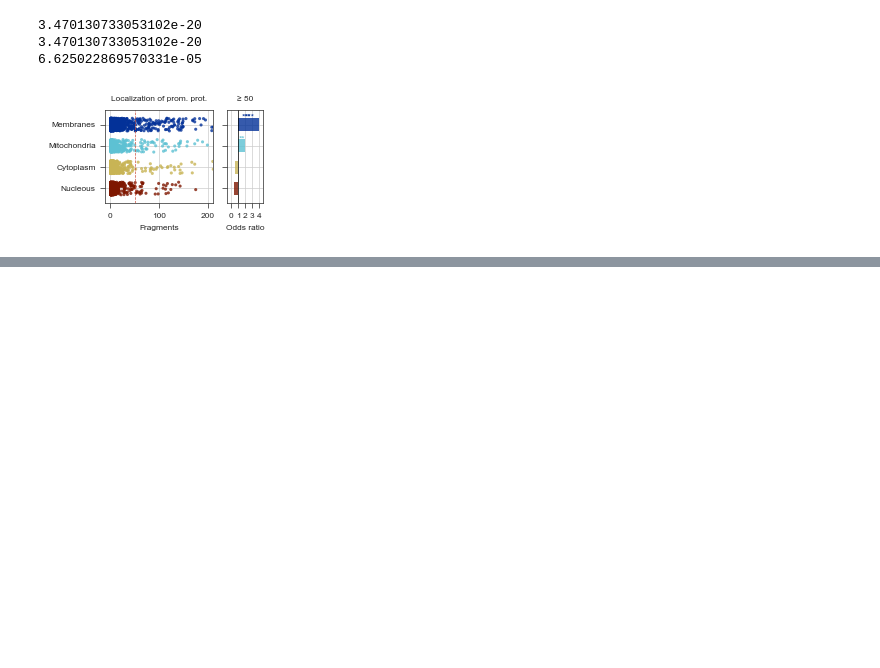
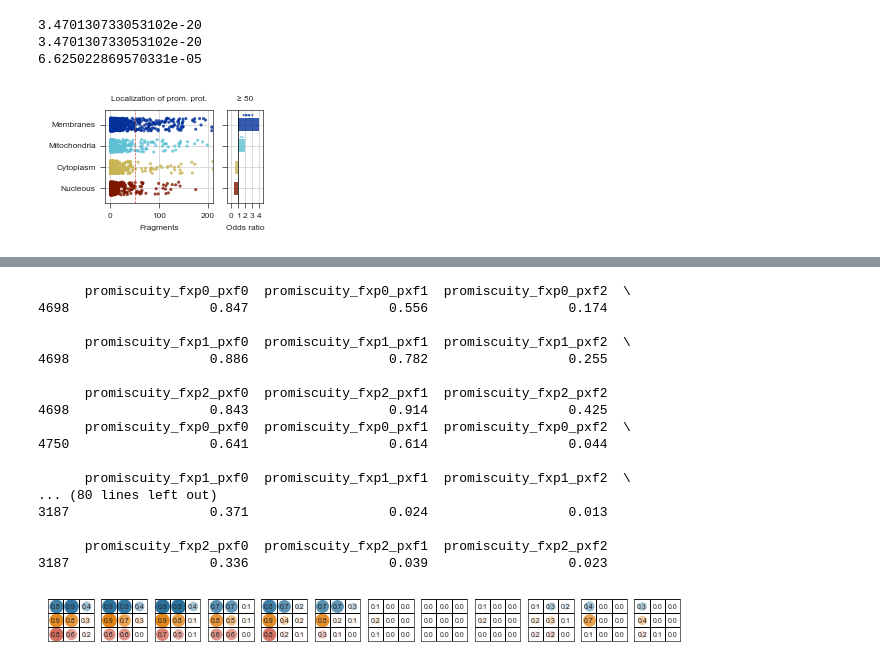
Before and after one commit to ligand-discovery/primary-paper-figures, a Jupyter notebook: notebooks/Figure-02.ipynb, the cells around one changed output, grey strips where cells are left out. Saved outputs shown, nothing was run; the diff lists cells and outputs as text; code cells hidden in the pictures; blank space fills up the shorter version.

```diff
--- a/notebooks/Figure-02.ipynb
+++ b/notebooks/Figure-02.ipynb
@@ -467,0 +676,9 @@ keeps = sorted([x[0] for x in ann2pid_sorted[:50]], key = lambda x: x.lower())
+# %%
+from stylia import ContinuousColorMap, NamedColorMaps
+from matplotlib.patches import Rectangle
+
+cmap_data = ContinuousColorMap(NamedColorMaps(scientific=False).spectral)
+cmap_data.fit(np.linspace(-3, 3, 1000))
+
+cmap_shap = ContinuousColorMap(NamedColorMaps(scientific=False).coolwarm)
+cmap_shap.fit(np.linspace(-0.5, 0.5, 1000))
@@ -467,0 +1098,62 @@ keeps = sorted([x[0] for x in ann2pid_sorted[:50]], key = lambda x: x.lower())
+# %%
+def promiscuity_levels_scores(ax, fid):
+    columns = list(df.columns)[-10:-1]
+    df_ = df[df["FragID"] == fid][columns]
+    for scores in df_.values:
+        pass
+
+    print(df_)
+    L = [["fxp0_pxf2", "fxp1_pxf2", "fxp2_pxf2"],
+         ["fxp0_pxf1", "fxp1_pxf1", "fxp2_pxf1"],
+         ["fxp0_pxf0", "fxp1_pxf0", "fxp2_pxf0"]]
+
+    for idx, col in enumerate(columns):
+        x = int(col.split("pxf")[1])
+        y = int(col.split("fxp")[1].split("_")[0])
+        v = scores[idx]
+        if y == 0:
+            color = NamedColors().red
+        if y == 1:
+            color = NamedColors().orange
+        if y == 2:
+            color = NamedColors().blue
+        ax.scatter([x], [y], s=v*120, color=color, alpha=v, lw=0)
+        ax.text(x, y, round(v,1), ha="center", va="center")
+        ax.set_xticks([])
+        ax.set_yticks([])
+        ax.set_xticklabels("")
+        ax.set_yticklabels("")
+        ax.set_xlim(-0.5, 2.5)
+        ax.set_ylim(-0.5, 2.5)
+        stylia.label(ax, xlabel="", ylabel="", title="")
+        for i in range(3):
+            ax.axvline(i+0.5, color="black", lw=0.5)
+            ax.axhline(i+0.5, color="black", lw=0.5)
+
+fig, axs = stylia.create_figure(1,12, width=TWO_COLUMNS_WIDTH*0.913, height=TWO_COLUMNS_WIDTH/10.6*0.85)
+for sel_fid in sel_fids:
+    ax = axs.next()
+    promiscuity_levels_scores(ax, sel_fid)
+plt.tight_layout()
+
+stylia.save_figure("../assets/Figure02_J.png")
+stylia.save_figure("../assets/Figure02_J.pdf")
+# %% [output]
+      promiscuity_fxp0_pxf0  promiscuity_fxp0_pxf1  promiscuity_fxp0_pxf2  \
+4698                  0.847                  0.556                  0.174
+
+      promiscuity_fxp1_pxf0  promiscuity_fxp1_pxf1  promiscuity_fxp1_pxf2  \
+4698                  0.886                  0.782                  0.255
+
+      promiscuity_fxp2_pxf0  promiscuity_fxp2_pxf1  promiscuity_fxp2_pxf2
+4698                  0.843                  0.914                  0.425
+      promiscuity_fxp0_pxf0  promiscuity_fxp0_pxf1  promiscuity_fxp0_pxf2  \
+4750                  0.641                  0.614                  0.044
+
+      promiscuity_fxp1_pxf0  promiscuity_fxp1_pxf1  promiscuity_fxp1_pxf2  \
+... (80 lines left out)
+3187                  0.371                  0.024                  0.013
+
+      promiscuity_fxp2_pxf0  promiscuity_fxp2_pxf1  promiscuity_fxp2_pxf2
+3187                  0.336                  0.039                  0.023
+[figure, added]
```
Also changed, not shown: parts of 9 cells of this notebook, 17 other files.
